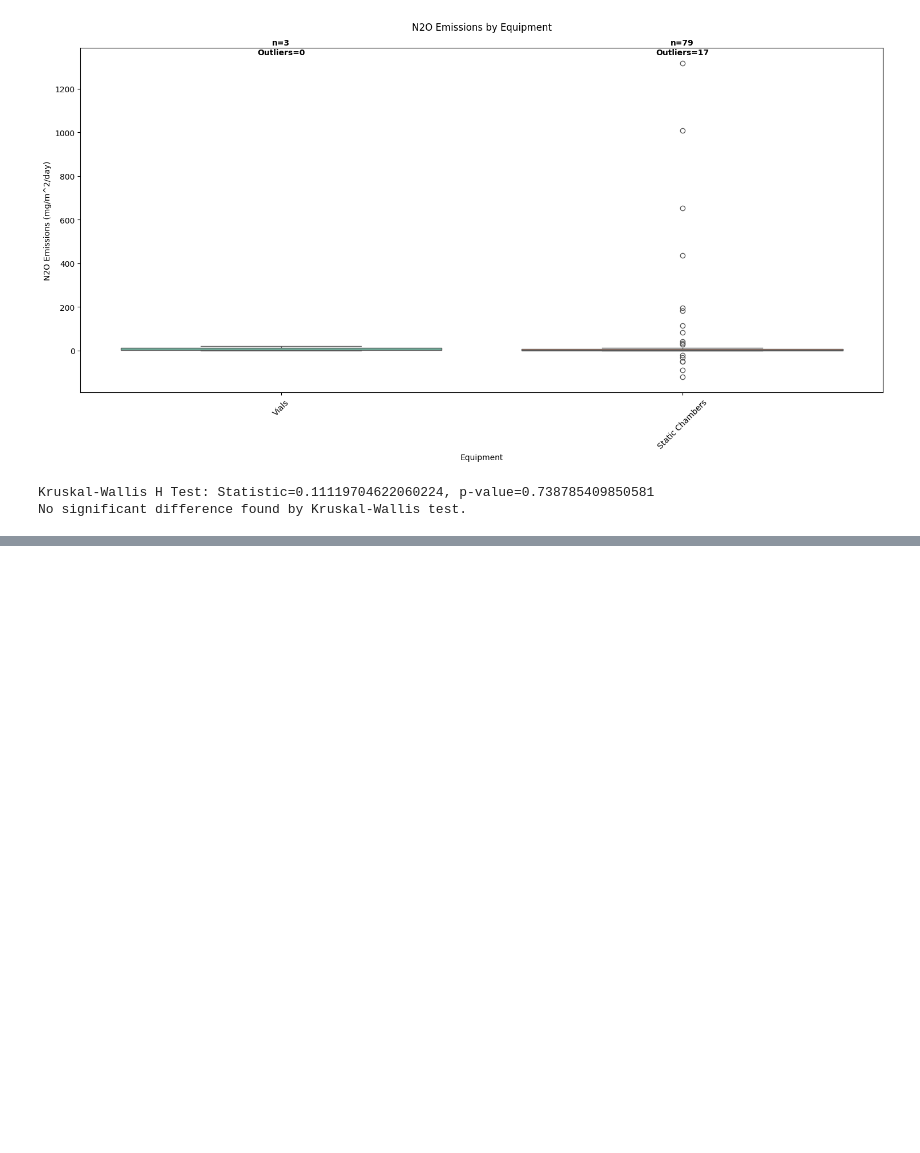
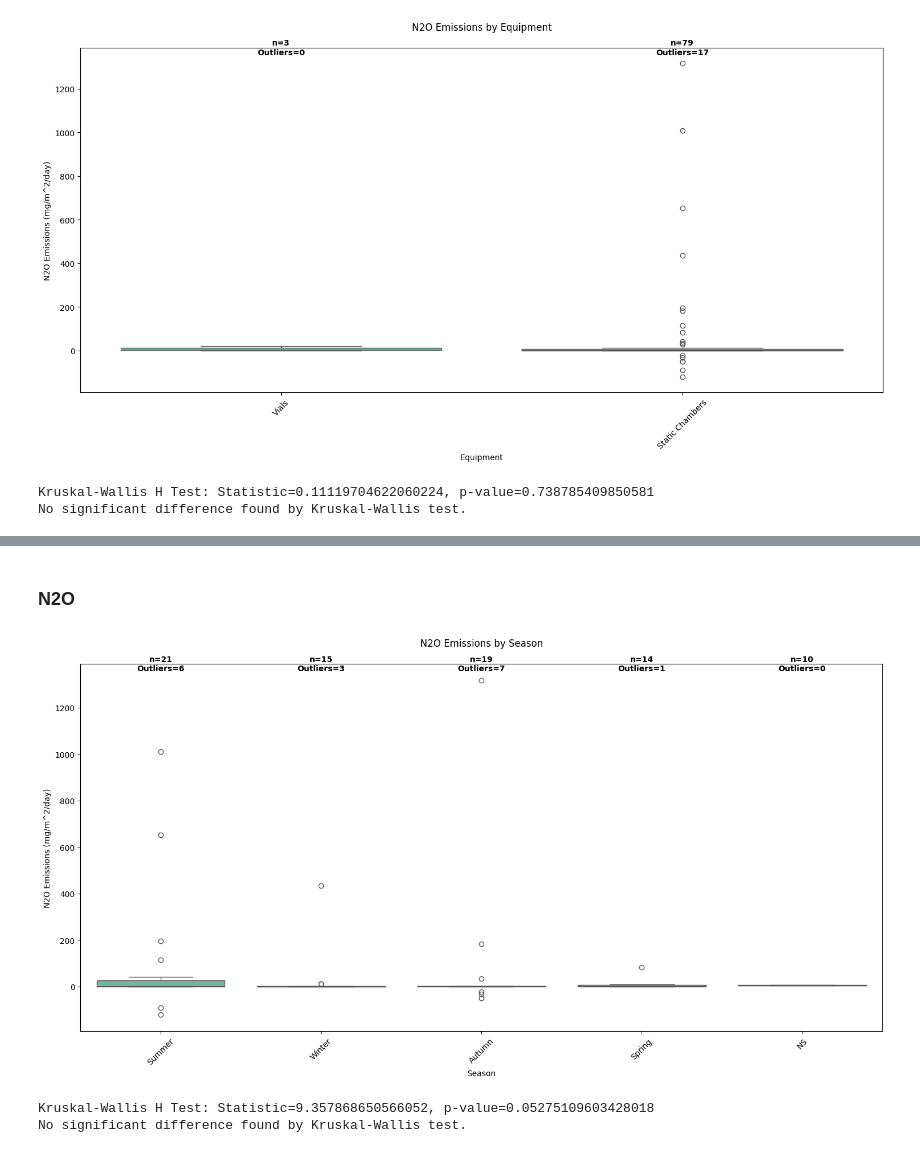
Before and after one commit to cavs1010/wetland_data_ana, a Jupyter notebook: data_analysis.ipynb, the cells around one changed output, grey strips where cells are left out. Saved outputs shown, nothing was run; the diff lists cells and outputs as text; code cells hidden in the pictures; blank space fills up the shorter version.

```diff
--- a/data_analysis.ipynb
+++ b/data_analysis.ipynb
@@ -333,0 +355,8 @@ The plot of N2O emissions by equipment type shows significant variability in mea
+# %% [markdown]
+### N2O
+# %%
+create_boxplot_and_stats(df = n2o_chamber_data, value_column = 'Flux_Value', category_column = 'Season', y_label = 'N2O Emissions (mg/m^2/day)', title_prefix = 'N2O Emissions', min_sample_size=1, y_limits=None)
+# %% [output]
+[figure, added]
+Kruskal-Wallis H Test: Statistic=9.357868650566052, p-value=0.05275109603428018
+No significant difference found by Kruskal-Wallis test.
```
Also changed, not shown: parts of 14 cells of this notebook.
